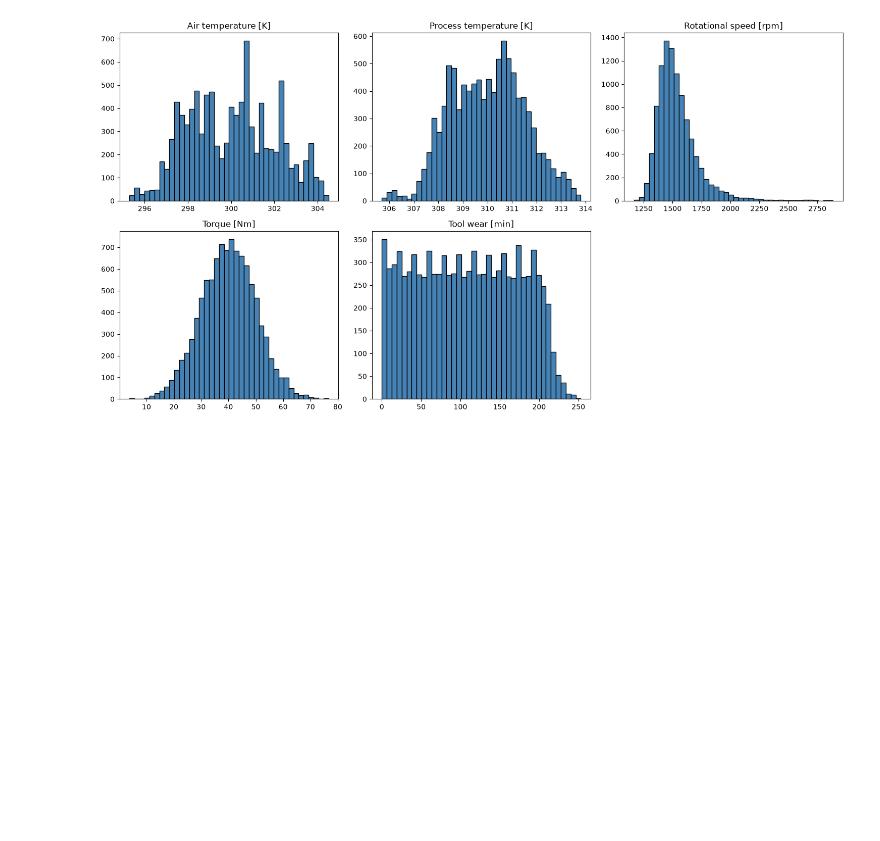
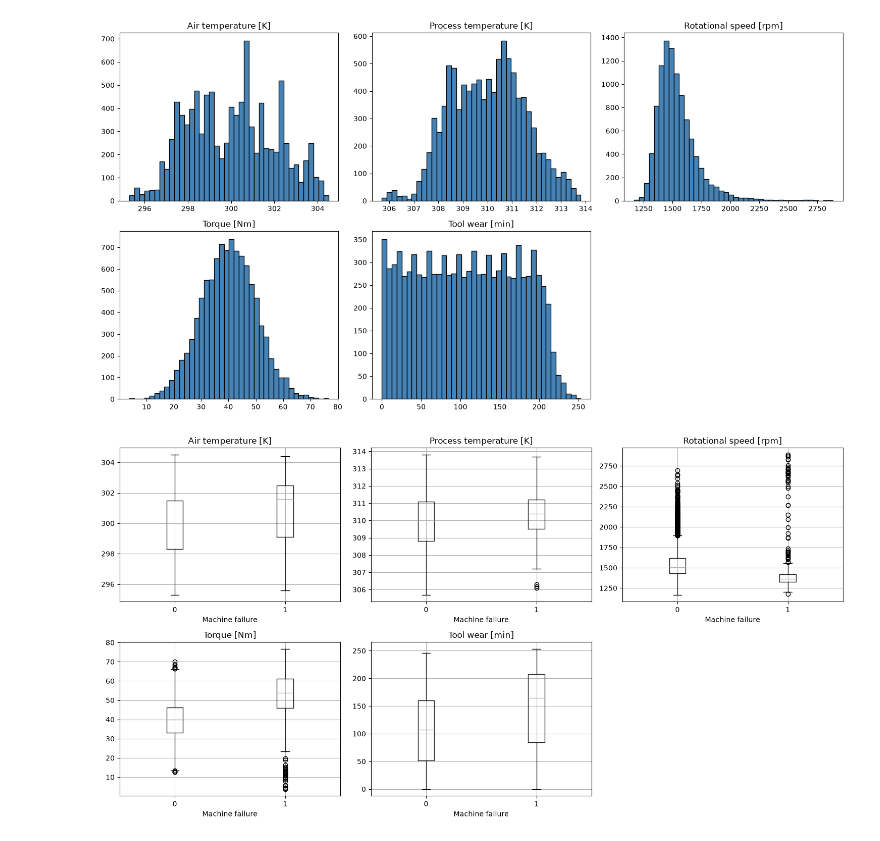
Before and after one commit to AmirmasoudCS/Predictive-Maintenance, a Jupyter notebook: notebooks/inspection.ipynb, the cells around one changed output. Cells and saved outputs as stored; diff of their text form; code cells hidden in the pictures; blank space fills up the shorter version.

Commit message:
Generating the boxplots for the numeric features

```diff
--- a/notebooks/inspection.ipynb
+++ b/notebooks/inspection.ipynb
@@ -201,3 +201,18 @@ plt.tight_layout()
 plt.show()
 # %% [output]
 [figure]
+# %%
+fig, axes = plt.subplots(2, 3, figsize=(15, 8))
+axes = axes.flatten()
+
+for i, col in enumerate(numeric_cols):
+    df.boxplot(column=col, by='Machine failure', ax=axes[i])
+    axes[i].set_title(col)
+    axes[i].set_xlabel('Machine failure')
+
+axes[-1].axis('off')
+plt.suptitle('')  # remove default pandas suptitle
+plt.tight_layout()
+plt.show()
+# %% [output]
+[figure, added]
```
